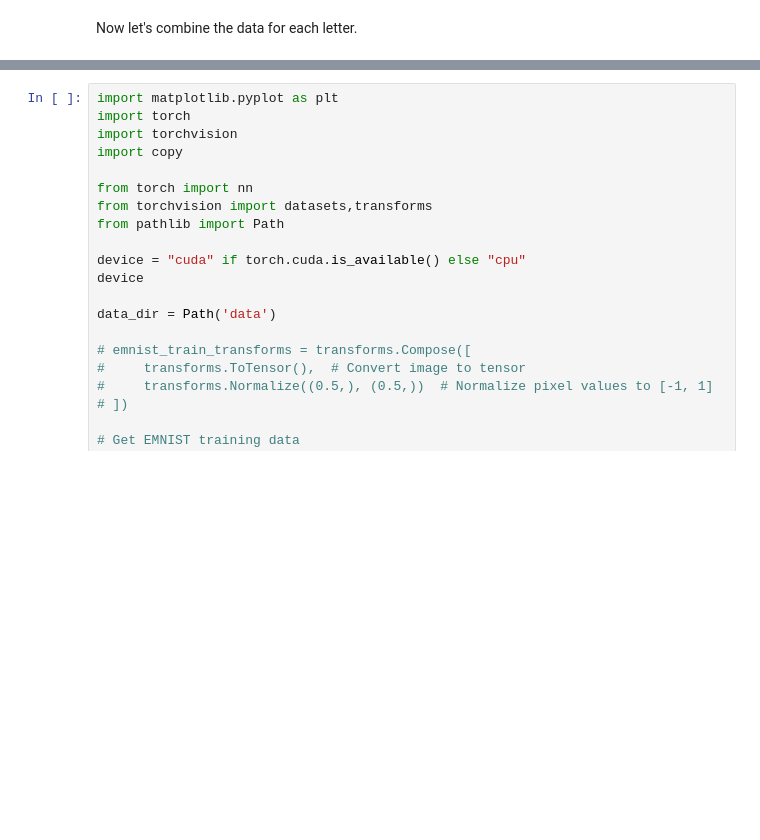
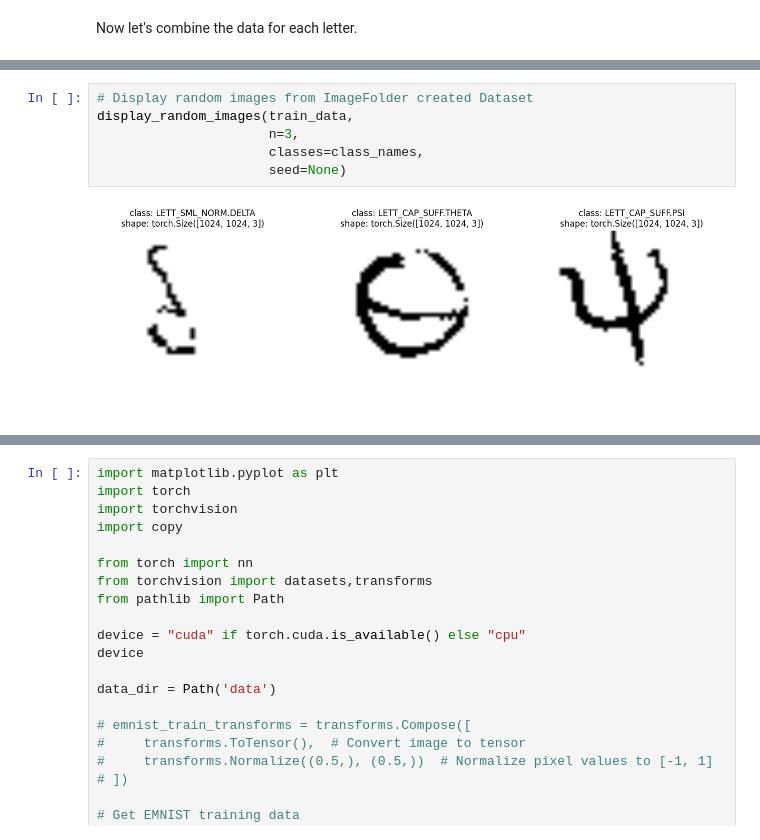
Before and after one commit to nmermigas/GCDB, a Jupyter notebook: CalendAI.ipynb, the cells around one changed output, grey strips where cells are left out. Cells and saved outputs as stored; diff of their text form; blank space fills up the shorter version.

```diff
--- a/CalendAI.ipynb
+++ b/CalendAI.ipynb
@@ -285,0 +513,8 @@ LAMDA
+# %%
+# Display random images from ImageFolder created Dataset
+display_random_images(train_data,
+                      n=3,
+                      classes=class_names,
+                      seed=None)
+# %% [output]
+[figure, added]
```
Also changed, not shown: parts of 31 cells of this notebook.
